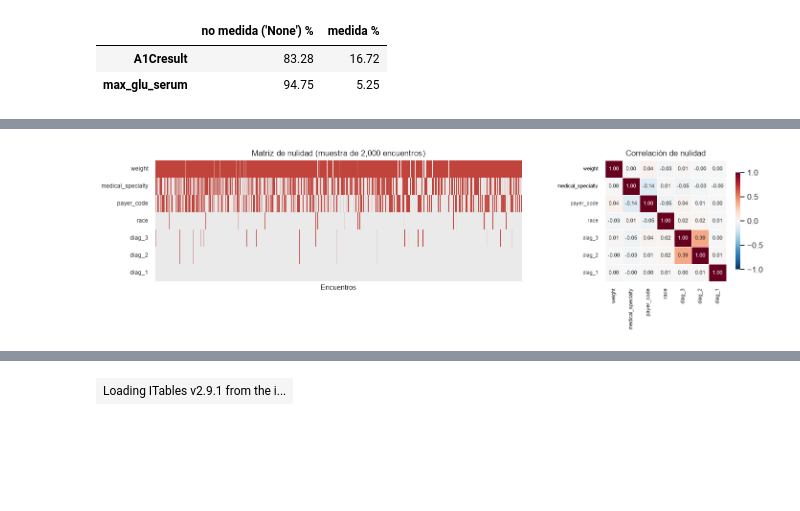
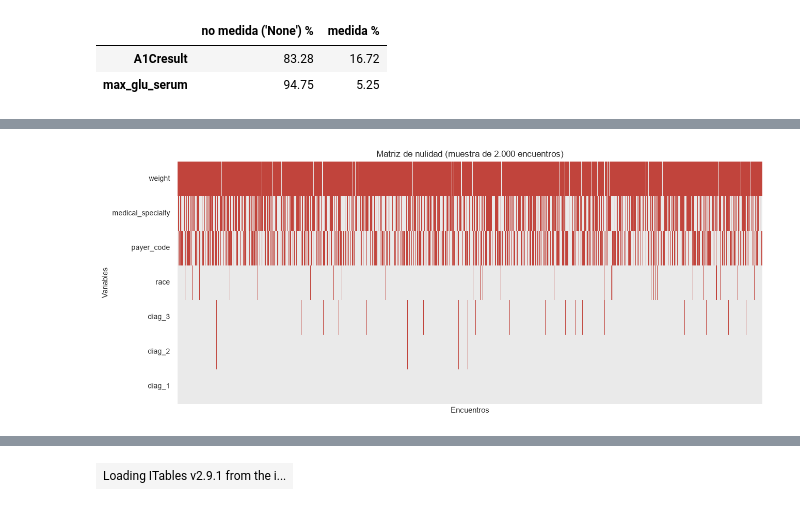
Before and after one commit to joshua2412-a/Diabetes_ProyectoML_202630, a Jupyter notebook: docs/01_Datos.ipynb, the cells around one changed output, grey strips where cells are left out. Drawn from its saved outputs; the diff is of its cells as text; code cells hidden in the pictures; blank space fills up the shorter version.

```diff
--- a/docs/01_Datos.ipynb
+++ b/docs/01_Datos.ipynb
@@ -547,25 +569,28 @@ tabla(nulidad.round(4), filas=10)
 # %%
-# Coincidencia de ausencias: ¿faltan las mismas filas en varias variables?
 columnas_con_faltantes = faltantes.index.tolist()
 indicadores = crudo[columnas_con_faltantes].isna().astype(int)
 
-fig, axes = plt.subplots(1, 2, figsize=(13, 3.6),
-                         gridspec_kw={"width_ratios": [2, 1]})
+muestra = indicadores.sample(
+    2000,
+    random_state=RANDOM_STATE
+)
 
-muestra = indicadores.sample(2000, random_state=RANDOM_STATE)
-sns.heatmap(muestra.T, cbar=False, cmap=["#EAEAEA", PALETA[1]],
-            yticklabels=True, xticklabels=False, ax=axes[0])
-axes[0].set_title("Matriz de nulidad (muestra de 2,000 encuentros)")
-axes[0].set_xlabel("Encuentros")
-axes[0].tick_params(axis="y", labelsize=8, rotation=0)
+plt.figure(figsize=(12, 5))
 
-correlacion_nulidad = indicadores.corr()
-sns.heatmap(correlacion_nulidad, annot=True, fmt=".2f", cmap="RdBu_r",
-            center=0, vmin=-1, vmax=1, square=True, linewidths=0.4,
-            annot_kws={"size": 7}, cbar_kws={"shrink": 0.8}, ax=axes[1])
-axes[1].set_title("Correlación de nulidad")
-axes[1].tick_params(labelsize=7)
+sns.heatmap(
+    muestra.T,
+    cbar=False,
+    cmap=["#EAEAEA", PALETA[1]],
+    yticklabels=True,
+    xticklabels=False
+)
+
+plt.title("Matriz de nulidad (muestra de 2.000 encuentros)")
+plt.xlabel("Encuentros")
+plt.ylabel("Variables")
+plt.tick_params(axis="y", labelsize=9, rotation=0)
+
 plt.tight_layout()
 plt.show()
 # %% [output]
-[figure, old version]
+[figure, new version]
```
Also changed, not shown: parts of 20 cells of this notebook, 8 other files.
